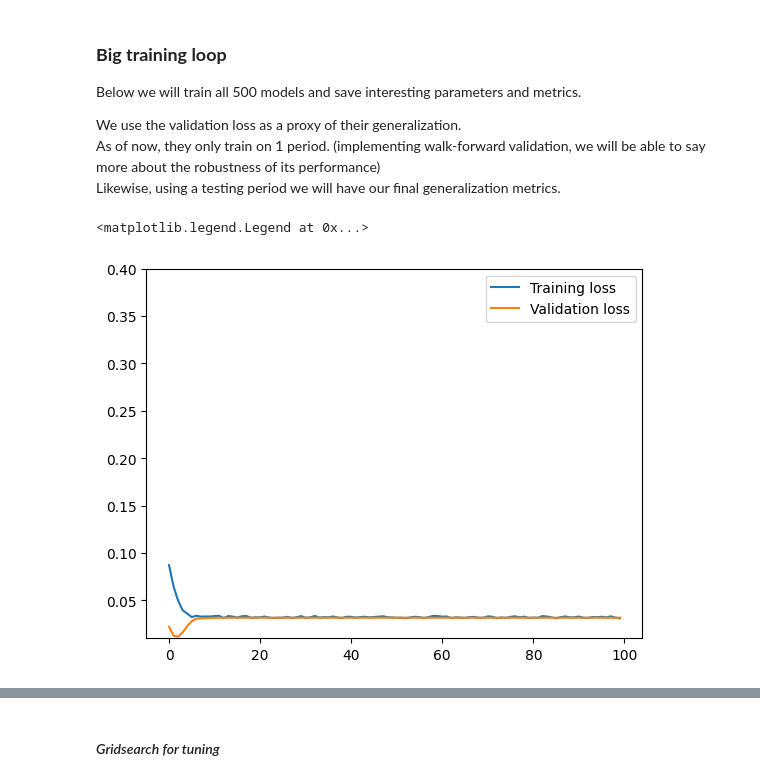
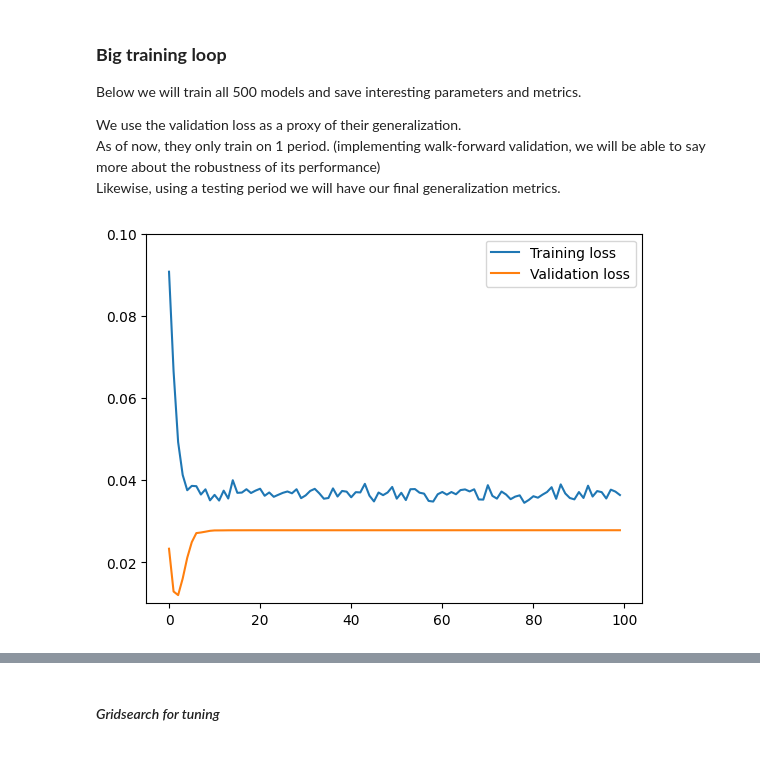
Before and after one commit to nico965j/financial-forecasting-bachelor, a Jupyter notebook: lstm-model-simon.ipynb, the cells around one changed output, grey strips where cells are left out. Saved outputs shown, nothing was run; the diff lists cells and outputs as text; code cells hidden in the pictures.

```diff
--- a/lstm-model-simon.ipynb
+++ b/lstm-model-simon.ipynb
@@ -122,7 +156,7 @@ def fetchDataLoader(ticker_sequences_dict, batch_size=16, num_workers=0):
     return train_dataloader, test_dataloader
 # %%
 # example usage
-train_loader, test_loader = fetchDataLoader(data_sequences_dict['AAPL'], batch_size=16, num_workers=0)
+train_loader, test_loader = FetchDataLoader(data_sequences_dict['AAPL'], batch_size=16, num_workers=0)
 # %%
 # TODO: remove the sequences that have NaN values in them...
 # TODO: maybe get the 3 months on the other side of the 2016-01-04 date,
@@ -246,6 +292,25 @@ num_layers = 1
 output_size = 1
 dropout_rate = 0.4
 
+lr = 0.001
+
+patience = 3
+
+# Early stopping details
+n_epochs_stop = 10
+min_val_loss = np.Inf
+epochs_no_improve = 0
+
+# Epochs
+num_epochs = 100
+
+
+# init model
+# model, criterion, optimizer, scheduler = init_model(input_size, hidden_layer_size, num_layers, output_size, dropout_rate, lr, patience, pytorch_device, scheduler=True)
+
+
+
+"""
 model = LSTM(input_size, hidden_layer_size, num_layers, output_size, dropout_rate)
 model.to(pytorch_device)
 print(model)
@@ -257,12 +322,5 @@ optimizer = optim.Adam(model.parameters(), lr=0.0001)
 
 # Define Learning Rate Scheduler
 scheduler = ReduceLROnPlateau(optimizer, mode='min', factor=0.1, patience=3, verbose=True)
-
-# Early stopping details
-n_epochs_stop = 10
-min_val_loss = np.Inf
-epochs_no_improve = 0
-
-# Epochs
-num_epochs = 100
+"""
 # %% [output]
@@ -274,12 +328,11 @@ LSTM(
 # %%
-train_loader, test_loader = fetchDataLoader(data_sequences_dict['AMZN'], batch_size=16, num_workers=0)
+train_loader, test_loader = FetchDataLoader(data_sequences_dict['AMZN'], batch_size=16, num_workers=0)
 # %% [markdown]
 #### *Single ticker training*
 # %%
 assert_seed(420)
 
-# TODO: implement an init_model() that resets the model
-# init_model(parameters)
+model, criterion, optimizer, scheduler = init_model(input_size, hidden_layer_size, num_layers, output_size, dropout_rate, lr, patience, pytorch_device, scheduler=True)
 
 # train tha model
 epoch_train_losses, epoch_val_losses, min_val_loss = train_model(model=model,
@@ -353,12 +524,11 @@ for ticker in stock_tickers:
 # %%
 # plot the moodel loss and validation loss in the same figure
 plt.plot(epoch_train_losses, label='Training loss')
 plt.plot(epoch_val_losses, label='Validation loss')
-plt.ylim(0.010, 0.4)
+plt.ylim(0.010, 0.1)
 plt.legend()
 # %% [output]
-<matplotlib.legend.Legend at 0x...>
-[figure, old version]
+[figure, new version]
 # %%
 # load the best model
 model.load_state_dict(torch.load('model.pt'))
```
Also changed, not shown: parts of 20 cells of this notebook, 4 other files.
